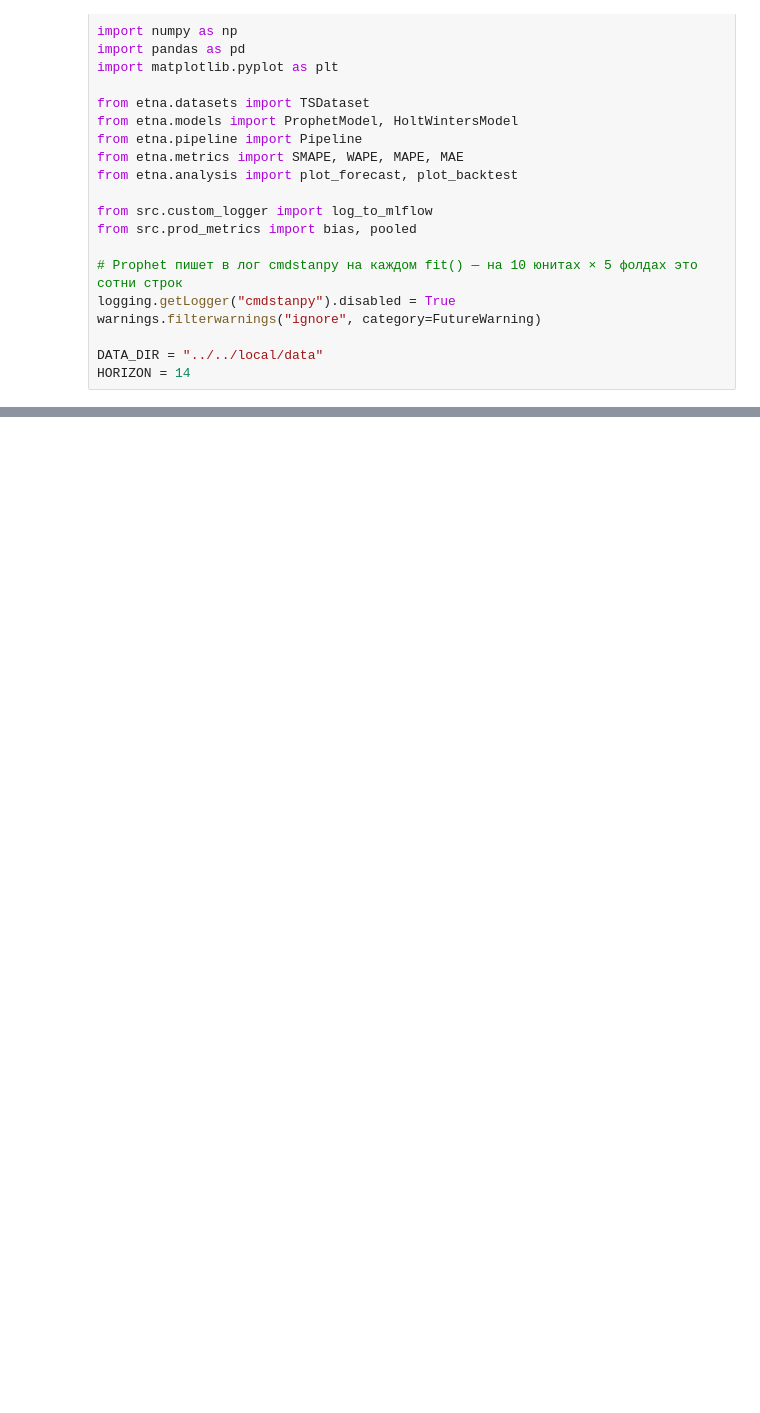
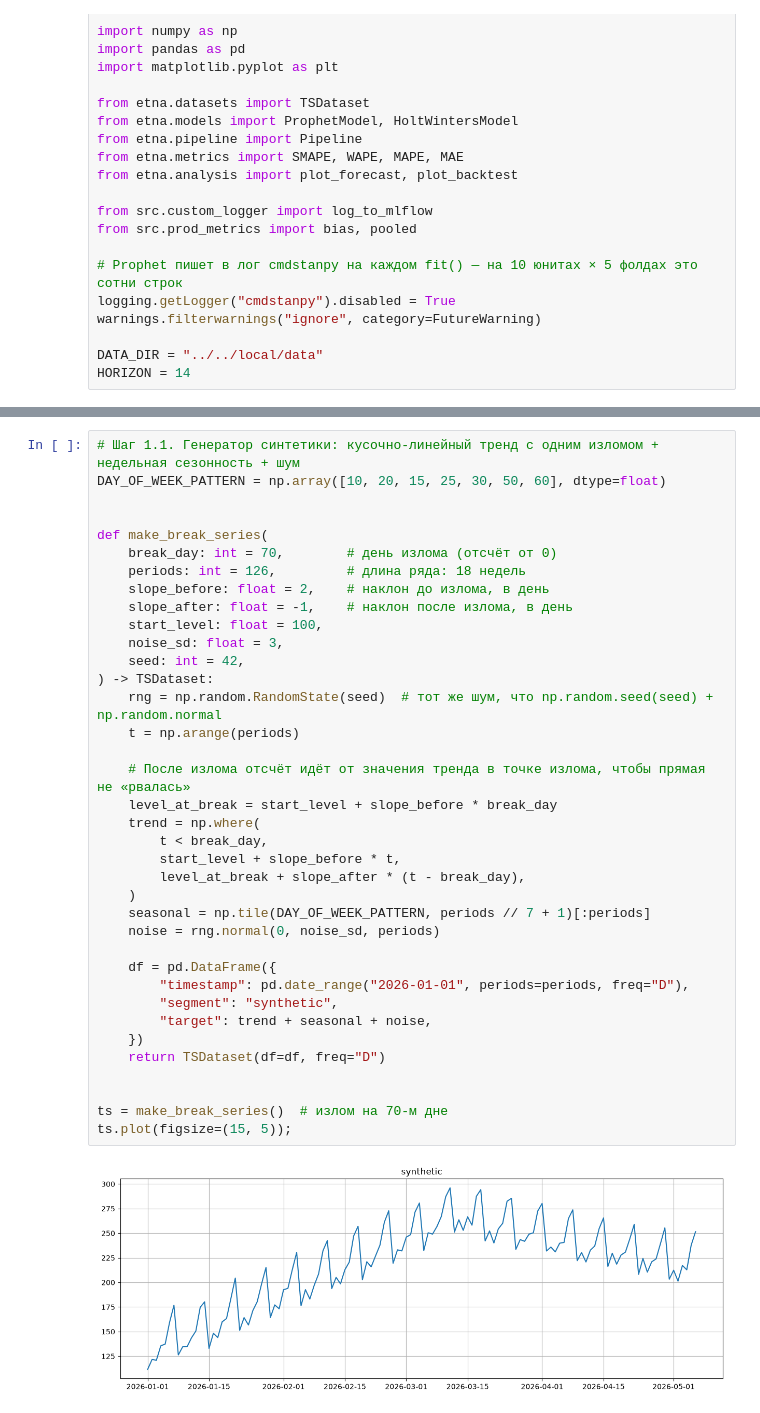
Before and after one commit to skv-analyst/study-etna, a Jupyter notebook: weeks/week-02-advanced-models/ch07-ProphetModel.ipynb, the cells around one changed output, grey strips where cells are left out. Drawn from its saved outputs; the diff is of its cells as text; blank space fills up the shorter version.

```diff
--- a/weeks/week-02-advanced-models/ch07-ProphetModel.ipynb
+++ b/weeks/week-02-advanced-models/ch07-ProphetModel.ipynb
@@ -278,0 +219,39 @@ HORIZON = 14
+# %%
+# Шаг 1.1. Генератор синтетики: кусочно-линейный тренд с одним изломом + недельная сезонность + шум
+DAY_OF_WEEK_PATTERN = np.array([10, 20, 15, 25, 30, 50, 60], dtype=float)
+
+
+def make_break_series(
+    break_day: int = 70,        # день излома (отсчёт от 0)
+    periods: int = 126,         # длина ряда: 18 недель
+    slope_before: float = 2,    # наклон до излома, в день
+    slope_after: float = -1,    # наклон после излома, в день
+    start_level: float = 100,
+    noise_sd: float = 3,
+    seed: int = 42,
+) -> TSDataset:
+    rng = np.random.RandomState(seed)  # тот же шум, что np.random.seed(seed) + np.random.normal
+    t = np.arange(periods)
+
+    # После излома отсчёт идёт от значения тренда в точке излома, чтобы прямая не «рвалась»
+    level_at_break = start_level + slope_before * break_day
+    trend = np.where(
+        t < break_day,
+        start_level + slope_before * t,
+        level_at_break + slope_after * (t - break_day),
+    )
+    seasonal = np.tile(DAY_OF_WEEK_PATTERN, periods // 7 + 1)[:periods]
+    noise = rng.normal(0, noise_sd, periods)
+
+    df = pd.DataFrame({
+        "timestamp": pd.date_range("2026-01-01", periods=periods, freq="D"),
+        "segment": "synthetic",
+        "target": trend + seasonal + noise,
+    })
+    return TSDataset(df=df, freq="D")
+
+
+ts = make_break_series()  # излом на 70-м дне
+ts.plot(figsize=(15, 5));
+# %% [output]
+[figure, added]
```
Also changed, not shown: parts of 104 cells of this notebook.
